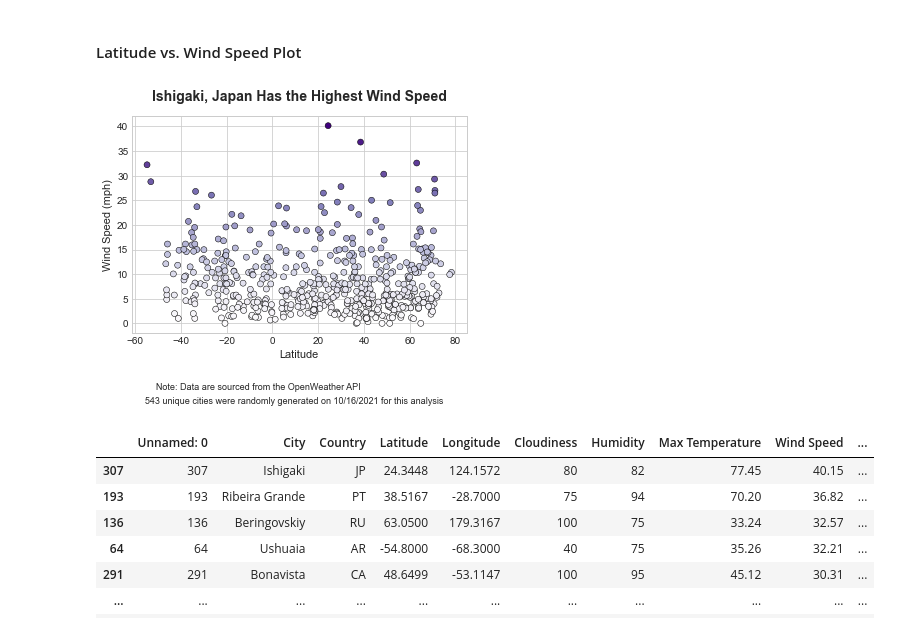
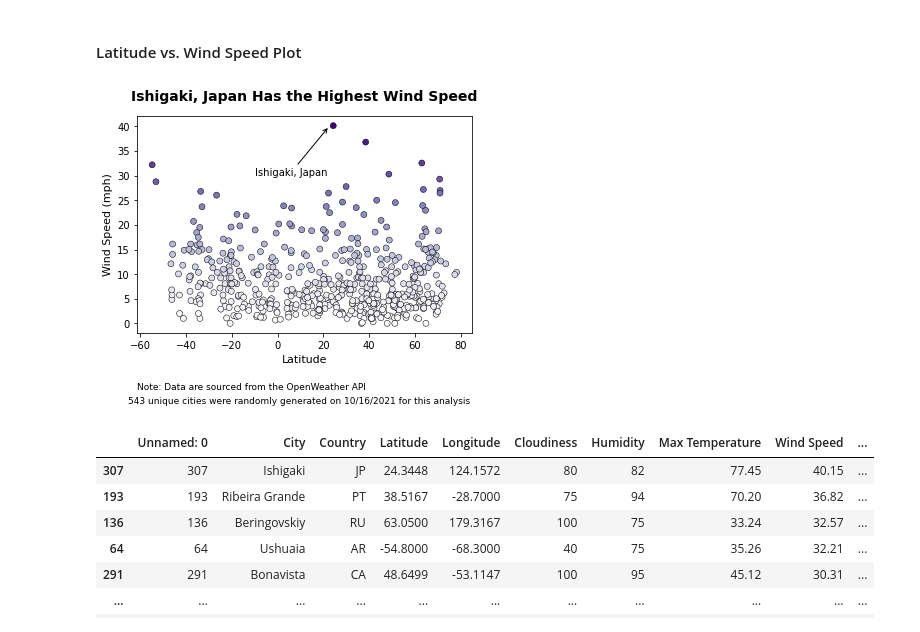
Before and after one commit to artolon/Weather-API-Calls, a Jupyter notebook: WeatherPy_homework_starter_AT.ipynb, the cells around one changed output. Saved outputs shown, nothing was run; the diff lists cells and outputs as text; code cells hidden in the pictures.

```diff
--- a/WeatherPy_homework_starter_AT.ipynb
+++ b/WeatherPy_homework_starter_AT.ipynb
@@ -389,35 +399,40 @@ fig.savefig('Cloudiness.png', dpi=150, bbox_inches="tight")
 # %%
 ##### Set up empty plotting area
 #plt.style.use('seaborn-whitegrid')
 fig, ax = plt.subplots()
 
 # Create basic scatter
 ax.scatter(weather_data_df['Latitude'], weather_data_df['Wind Speed'],
           c=weather_data_df['Wind Speed'], edgecolors="black", alpha=1, linewidth=0.5, cmap="Purples")
 
 # Label the x axis and the y axis
 ax.set_xlabel('Latitude', fontsize=11)
 ax.set_ylabel('Wind Speed (mph)', fontsize=11)
 
 # Set title
 plt.title('Ishigaki, Japan Has the Highest Wind Speed', fontsize=14, fontweight='bold', pad=15)
 
 # Add data source
 plt.figtext(0.655, -0.07,
             "Note: Data are sourced from the OpenWeather API",
             ha="right", fontsize=9)
 
 plt.figtext(0.5, -0.12,
             "543 unique cities were randomly generated on 10/16/2021 for this analysis",
             ha="center", fontsize=9)
+
+#plt.annotate('Ishigaki, Japan', (28, 39.4))
+ax.annotate('Ishigaki, Japan', xy=(22.5, 40), xytext=(-10, 30),
+arrowprops={'arrowstyle':'->', 'color':'black'})
+
 # Show the plot
 plt.show()
 
-# Save plot
+# Save plot - embedded in ReadMe file on Github
 fig.set_size_inches([5,3])
 fig.savefig('Wind.png', dpi=150, bbox_inches="tight")
 # %% [output]
-[figure, old version]
+[figure, new version]
 # %%
 # Sort by wind speed
 weather_data_df.sort_values('Wind Speed', ascending=False)
```
Also changed, not shown: parts of 12 cells of this notebook.
